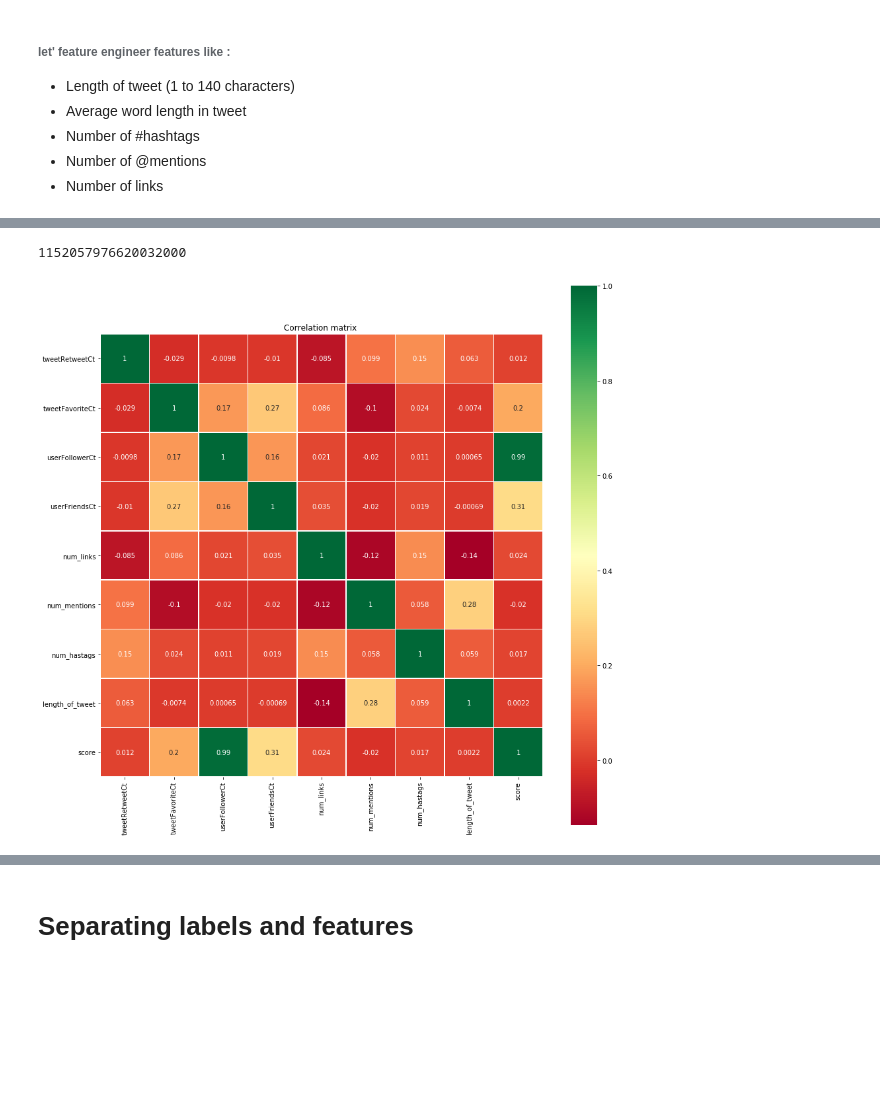
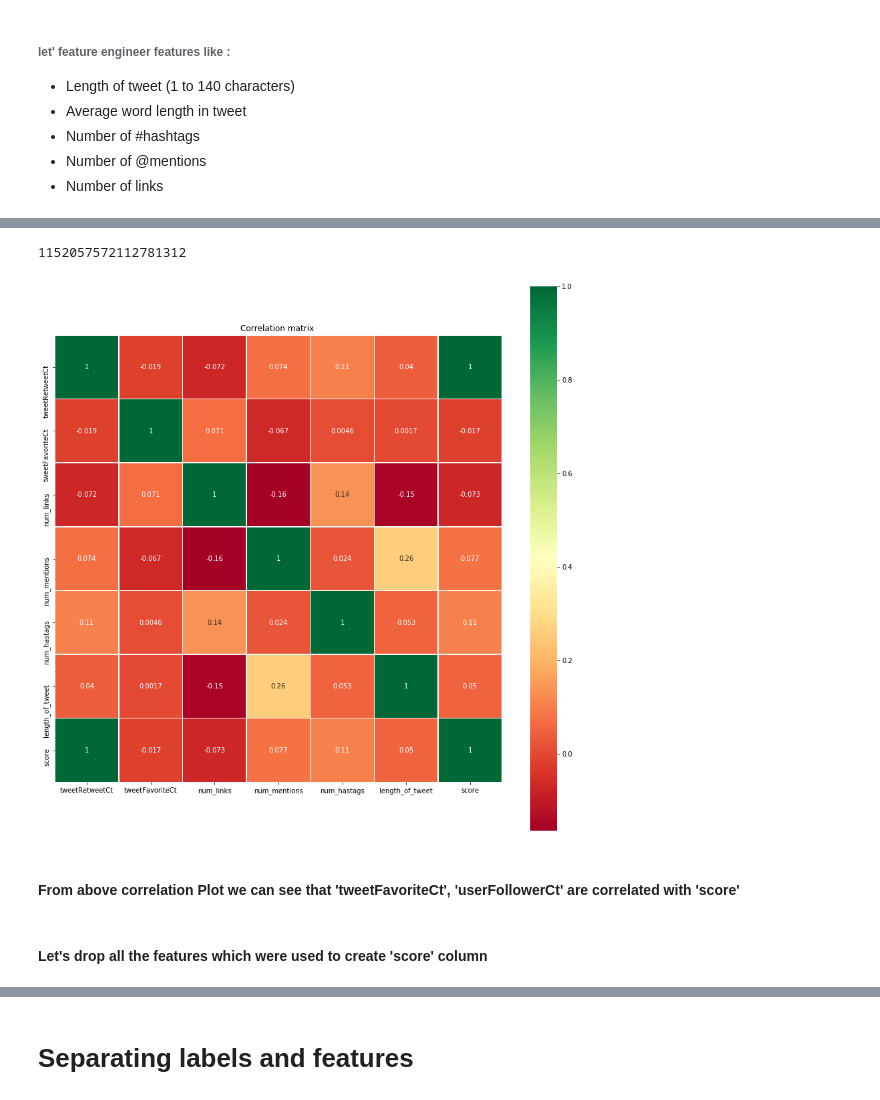
Before and after one commit to Akshaypatil7/Retweet-Analysis, a Jupyter notebook: Retweets Analysis.ipynb, the cells around one changed output, grey strips where cells are left out. Drawn from its saved outputs; the diff is of its cells as text; code cells hidden in the pictures; blank space fills up the shorter version.

```diff
--- a/Retweets Analysis.ipynb
+++ b/Retweets Analysis.ipynb
@@ -120,5 +131,5 @@ DataSet.to_csv('tweeterDataset6.csv')
 # %%
-#Load Text data
+#Load twitter data
 a = pd.read_csv("tweeterDataset.csv")
 b = pd.read_csv("tweeterDataset1.csv")
 c = pd.read_csv("tweeterDataset2.csv")
@@ -126,8 +137,13 @@ d = pd.read_csv("tweeterDataset3.csv")
 e = pd.read_csv("tweeterDataset4.csv")
 f = pd.read_csv("tweeterDataset5.csv")
 g = pd.read_csv("tweeterDataset6.csv")
+h = pd.read_csv("tweeterDataset7.csv")
+i = pd.read_csv("tweeterDataset8.csv")
+j = pd.read_csv("tweeterDataset9.csv")
+k = pd.read_csv("tweeterDataset10.csv")
+l = pd.read_csv("tweeterDataset11.csv")
 # %%
-dataset = pd.concat([a,b,c,d,e,f,g],ignore_index=True)
+dataset = pd.concat([a,b,c,d,e,f,g,h,i,j,k,l],ignore_index=True)
 # %%
 dataset.head(5)
 # %% [output]
@@ -154,7 +170,8 @@ Index(['Unnamed: 0', 'tweetID', 'tweetText', 'tweetRetweetCt',
 # %%
 # let's remove the features which are not required
 df = df.drop(['Unnamed: 0', 'tweetID', 'tweetSource', 'tweetCreated', 'userID',
-       'userScreen', 'userName', 'userCreateDt', 'userDesc', 'userLocation', 'userTimezone'],axis = 1)
+       'userScreen', 'userName', 'userCreateDt', 'userDesc', 'userLocation', 'userTimezone','userFollowerCt',
+       'userFriendsCt'],axis = 1)
 # %%
 df.info()
 # %% [output]
@@ -272,5 +293,5 @@ plt.show()
 # %%
-df['score'] = df['tweetRetweetCt']+df['tweetFavoriteCt']+df['userFollowerCt']+df['userFriendsCt']+df['num_links']+df['num_mentions']+df['num_hastags']+df['length_of_tweet']
+df['score'] = df['tweetRetweetCt']+df['tweetFavoriteCt']+df['num_links']+df['num_mentions']+df['num_hastags']+df['length_of_tweet']
 # %%
 # Normalizing score values in range 0 to 100
 df['score'] = (df['score'] - min(df['score']))/(max(df['score']) - min(df['score']))*100
@@ -314,16 +345,20 @@ row_num = [4327, 6410, 6831, 7132, 7597, 7629, 7901, 7904, 7954, 8034]
 # %%
-dataset.iloc[8034,1]
+dataset.iloc[5335,1]
 # %% [output]
-1152057976620032000
+1152057572112781312
 # %%
 # heatmap using correlation matrix
 plt.figure(figsize=(15,15))
-_ = sns.heatmap(df[['tweetRetweetCt','tweetFavoriteCt','userFollowerCt','userFriendsCt','num_links','num_mentions','num_hastags','length_of_tweet','score']].corr(), square=True, cmap='RdYlGn',linewidths=0.5,linecolor='w',annot=True)
+_ = sns.heatmap(df[['tweetRetweetCt','tweetFavoriteCt','num_links','num_mentions','num_hastags','length_of_tweet','score']].corr(), square=True, cmap='RdYlGn',linewidths=0.5,linecolor='w',annot=True)
 plt.title('Correlation matrix ')
 # plt.savefig('correlation.png')
 plt.show()
 # %% [output]
-[figure, old version]
+[figure, new version]
+# %% [markdown]
+#### From above correlation Plot we can see that 'tweetFavoriteCt', 'userFollowerCt' are correlated with 'score'
+# %% [markdown]
+#### Let's drop all the features which were used to create 'score' column
 # %%
 df.drop(df.columns.difference(['tweetText','score']), 1, inplace=True)
 # %%
```
Also changed, not shown: parts of 35 cells of this notebook.
